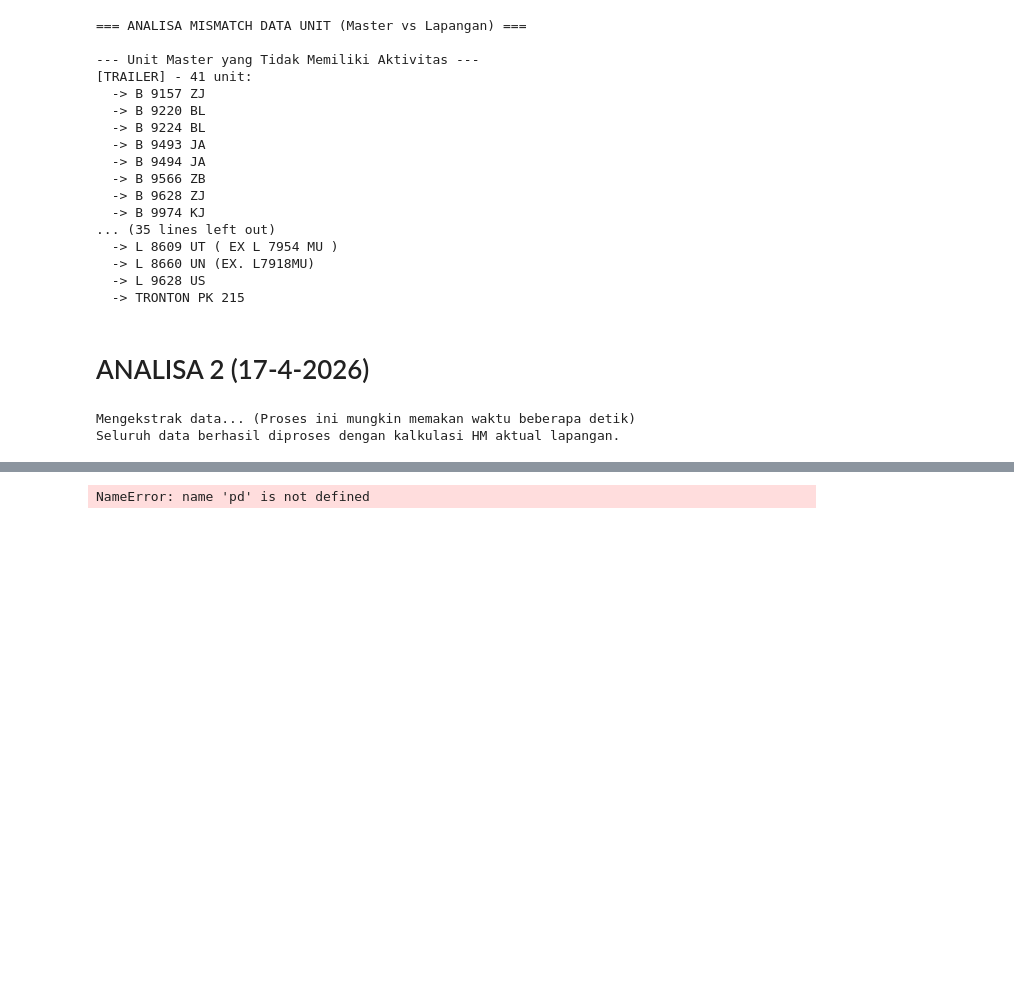
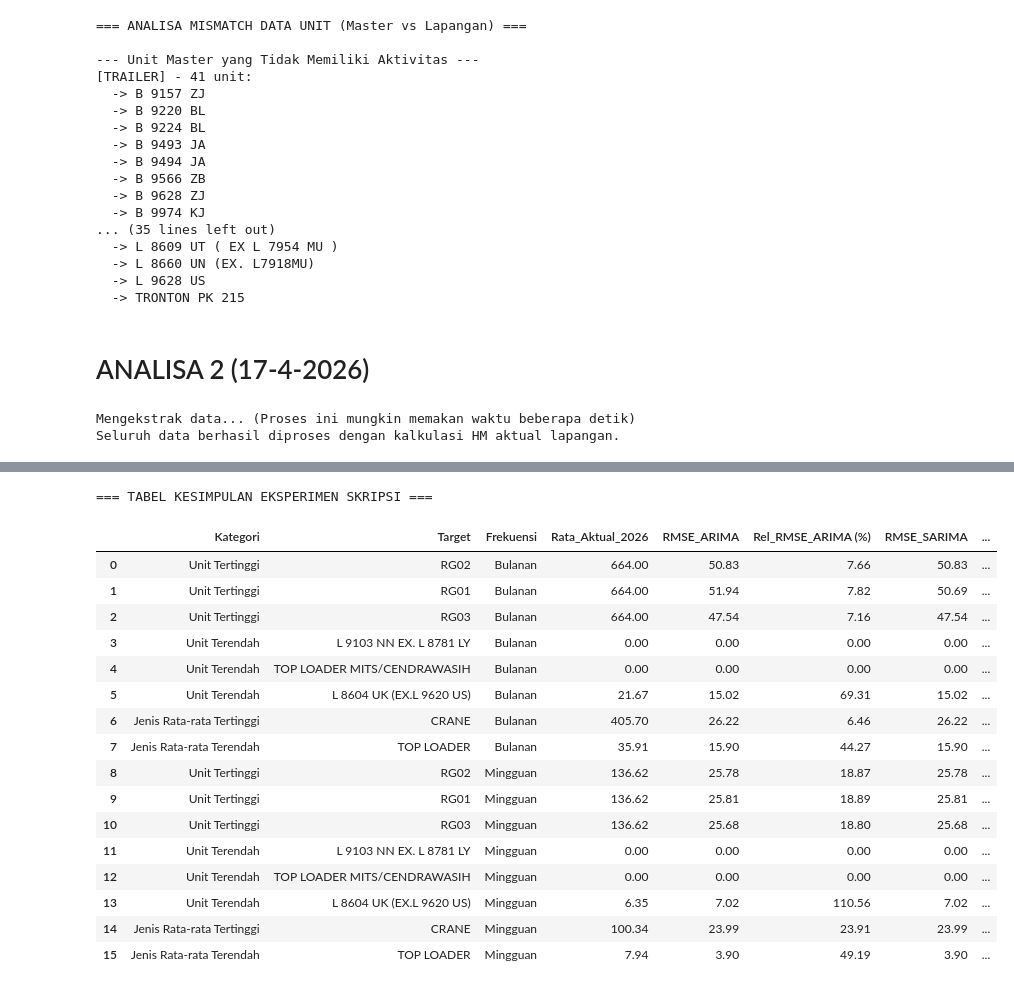
Before and after one commit to MichaelSugiarto/TugasAkhir, a Jupyter notebook: analisa1.ipynb, the cells around one changed output, grey strips where cells are left out. Drawn from its saved outputs; the diff is of its cells as text; code cells hidden in the pictures; blank space fills up the shorter version.

```diff
--- a/analisa1.ipynb
+++ b/analisa1.ipynb
@@ -649,14 +638,39 @@ Rincian Tabel Prediksi Bulanan
 # %%
-# Tampilkan kesimpulan akhir siapa model yang memiliki RMSE terkecil
 df_hasil = pd.DataFrame(hasil_eksperimen)
+
+# Menghitung Persentase Error (Relative RMSE)
+# Jika rata-rata aktual adalah 0, kita set persen ke 0 atau NaN untuk menghindari pembagian nol
+df_hasil['Rel_RMSE_ARIMA (%)'] = np.where(df_hasil['Rata_Aktual_2026'] > 0,
+                                          (df_hasil['RMSE_ARIMA'] / df_hasil['Rata_Aktual_2026']) * 100, 0)
+df_hasil['Rel_RMSE_SARIMA (%)'] = np.where(df_hasil['Rata_Aktual_2026'] > 0,
+                                           (df_hasil['RMSE_SARIMA'] / df_hasil['Rata_Aktual_2026']) * 100, 0)
 
 def tentukan_pemenang(row):
     if pd.isna(row['RMSE_SARIMA']): return "ARIMA"
     return "SARIMA" if row['RMSE_SARIMA'] < row['RMSE_ARIMA'] else "ARIMA"
 
 df_hasil['Model_Terbaik'] = df_hasil.apply(tentukan_pemenang, axis=1)
 
-print("\n=== TABEL KESIMPULAN HASIL EKSPERIMEN ===")
-display(df_hasil)
+print("\n=== TABEL KESIMPULAN EKSPERIMEN SKRIPSI ===")
+# Mengatur urutan kolom agar enak dibaca
+cols = ['Kategori', 'Target', 'Frekuensi', 'Rata_Aktual_2026', 'RMSE_ARIMA', 'Rel_RMSE_ARIMA (%)', 'RMSE_SARIMA', 'Rel_RMSE_SARIMA (%)', 'Model_Terbaik']
+display(df_hasil[cols].round(2))
 # %% [output]
-NameError: name 'pd' is not defined
+=== TABEL KESIMPULAN EKSPERIMEN SKRIPSI ===
+|  | Kategori | Target | Frekuensi | Rata_Aktual_2026 | RMSE_ARIMA | Rel_RMSE_ARIMA (%) | RMSE_SARIMA | ... |
+| 0 | Unit Tertinggi | RG02 | Bulanan | 664.00 | 50.83 | 7.66 | 50.83 | ... |
+| 1 | Unit Tertinggi | RG01 | Bulanan | 664.00 | 51.94 | 7.82 | 50.69 | ... |
+| 2 | Unit Tertinggi | RG03 | Bulanan | 664.00 | 47.54 | 7.16 | 47.54 | ... |
+| 3 | Unit Terendah | L 9103 NN EX. L 8781 LY | Bulanan | 0.00 | 0.00 | 0.00 | 0.00 | ... |
+| 4 | Unit Terendah | TOP LOADER MITS/CENDRAWASIH | Bulanan | 0.00 | 0.00 | 0.00 | 0.00 | ... |
+| 5 | Unit Terendah | L 8604 UK (EX.L 9620 US) | Bulanan | 21.67 | 15.02 | 69.31 | 15.02 | ... |
+| 6 | Jenis Rata-rata Tertinggi | CRANE | Bulanan | 405.70 | 26.22 | 6.46 | 26.22 | ... |
+| 7 | Jenis Rata-rata Terendah | TOP LOADER | Bulanan | 35.91 | 15.90 | 44.27 | 15.90 | ... |
+| 8 | Unit Tertinggi | RG02 | Mingguan | 136.62 | 25.78 | 18.87 | 25.78 | ... |
+| 9 | Unit Tertinggi | RG01 | Mingguan | 136.62 | 25.81 | 18.89 | 25.81 | ... |
+| 10 | Unit Tertinggi | RG03 | Mingguan | 136.62 | 25.68 | 18.80 | 25.68 | ... |
+| 11 | Unit Terendah | L 9103 NN EX. L 8781 LY | Mingguan | 0.00 | 0.00 | 0.00 | 0.00 | ... |
+| 12 | Unit Terendah | TOP LOADER MITS/CENDRAWASIH | Mingguan | 0.00 | 0.00 | 0.00 | 0.00 | ... |
+| 13 | Unit Terendah | L 8604 UK (EX.L 9620 US) | Mingguan | 6.35 | 7.02 | 110.56 | 7.02 | ... |
+| 14 | Jenis Rata-rata Tertinggi | CRANE | Mingguan | 100.34 | 23.99 | 23.91 | 23.99 | ... |
+| 15 | Jenis Rata-rata Terendah | TOP LOADER | Mingguan | 7.94 | 3.90 | 49.19 | 3.90 | ... |
```
Also changed, not shown: parts of 3 cells of this notebook.
